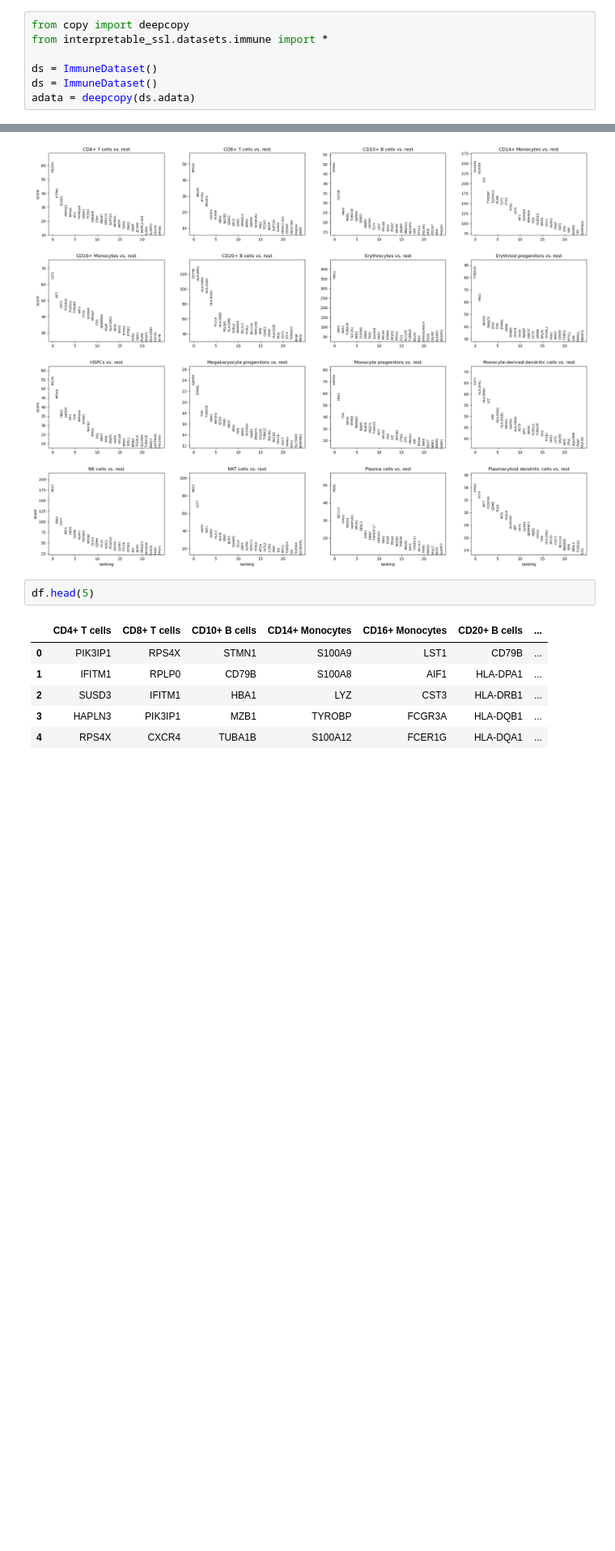
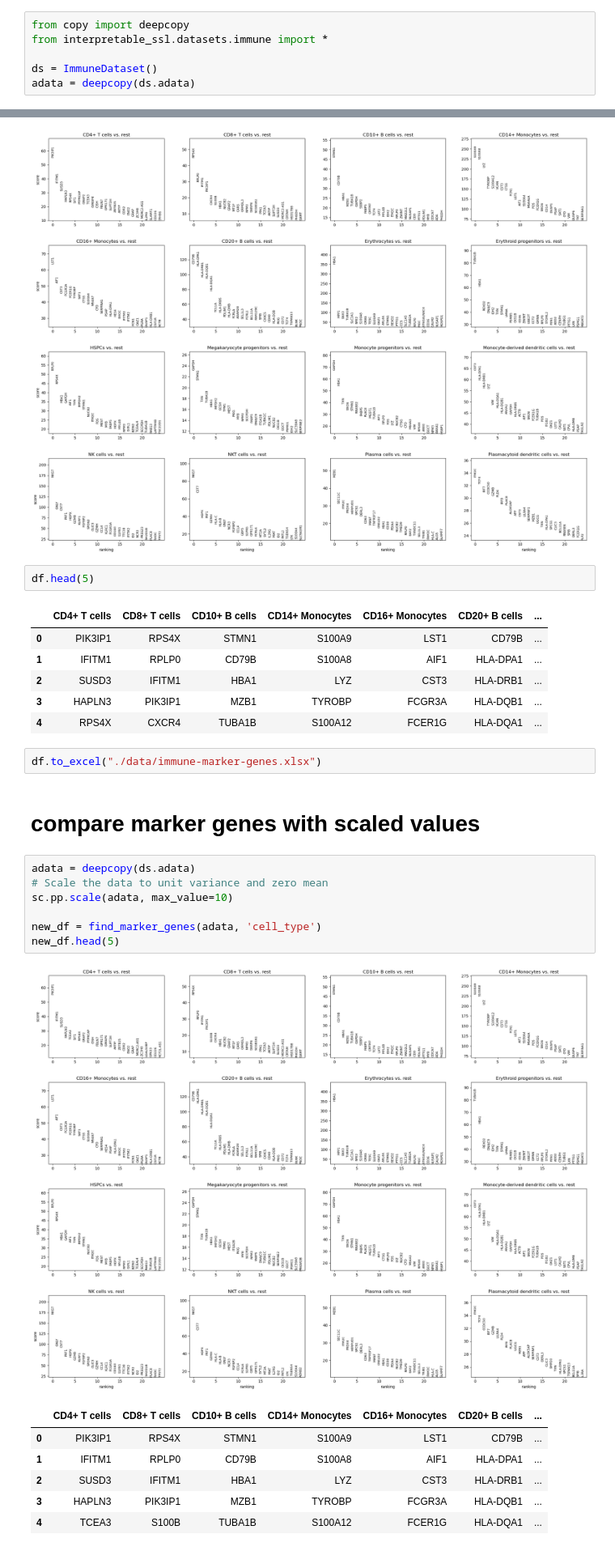
Before and after one commit to theislab/scproto, a Jupyter notebook: notebooks/diffrential_expression_analysis.ipynb, the cells around one changed output, grey strips where cells are left out. Shown at 81% size. Drawn from its saved outputs; the diff is of its cells as text; blank space fills up the shorter version.

Commit message:
add diff expressed genes as marker gene for plot

```diff
--- a/notebooks/diffrential_expression_analysis.ipynb
+++ b/notebooks/diffrential_expression_analysis.ipynb
@@ -53,7 +10,6 @@ from copy import deepcopy
 from interpretable_ssl.datasets.immune import *
 
 ds = ImmuneDataset()
-ds = ImmuneDataset()
 adata = deepcopy(ds.adata)
 # %% [output]
 loading data
@@ -70,3 +26,22 @@ df.head(5)
 | 2 | SUSD3 | IFITM1 | HBA1 | LYZ | CST3 | HLA-DRB1 | ... |
 | 3 | HAPLN3 | PIK3IP1 | MZB1 | TYROBP | FCGR3A | HLA-DQB1 | ... |
 | 4 | RPS4X | CXCR4 | TUBA1B | S100A12 | FCER1G | HLA-DQA1 | ... |
+# %%
+df.to_excel("./data/immune-marker-genes.xlsx")
+# %% [markdown]
+# compare marker genes with scaled values
+# %%
+adata = deepcopy(ds.adata)
+# Scale the data to unit variance and zero mean
+sc.pp.scale(adata, max_value=10)
+
+new_df = find_marker_genes(adata, 'cell_type')
+new_df.head(5)
+# %% [output]
+[figure, added]
+|  | CD4+ T cells | CD8+ T cells | CD10+ B cells | CD14+ Monocytes | CD16+ Monocytes | CD20+ B cells | ... |
+| 0 | PIK3IP1 | RPS4X | STMN1 | S100A9 | LST1 | CD79B | ... |
+| 1 | IFITM1 | RPLP0 | CD79B | S100A8 | AIF1 | HLA-DPA1 | ... |
+| 2 | SUSD3 | IFITM1 | HBA1 | LYZ | CST3 | HLA-DRB1 | ... |
+| 3 | HAPLN3 | PIK3IP1 | MZB1 | TYROBP | FCGR3A | HLA-DQB1 | ... |
+| 4 | TCEA3 | S100B | TUBA1B | S100A12 | FCER1G | HLA-DQA1 | ... |
```
Also changed, not shown: parts of 3 cells of this notebook, 1 other file.
